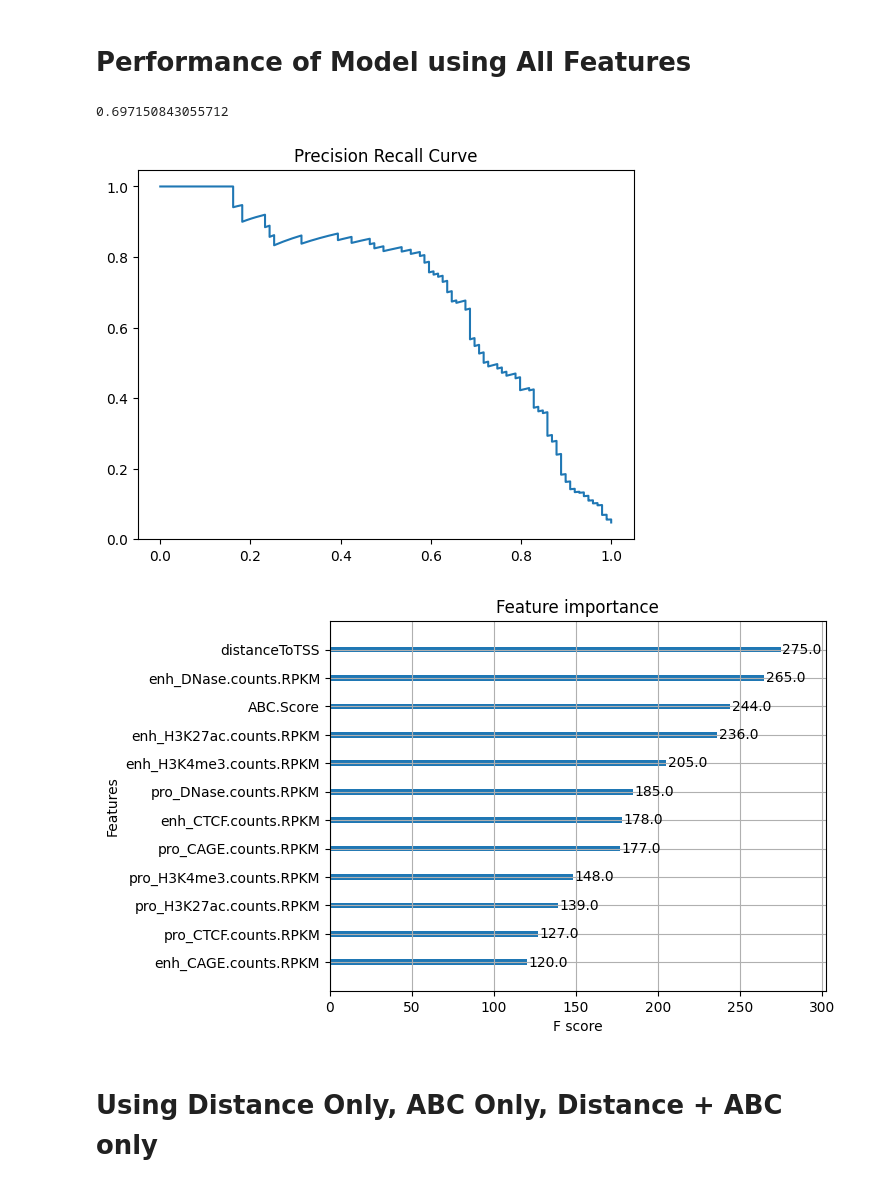
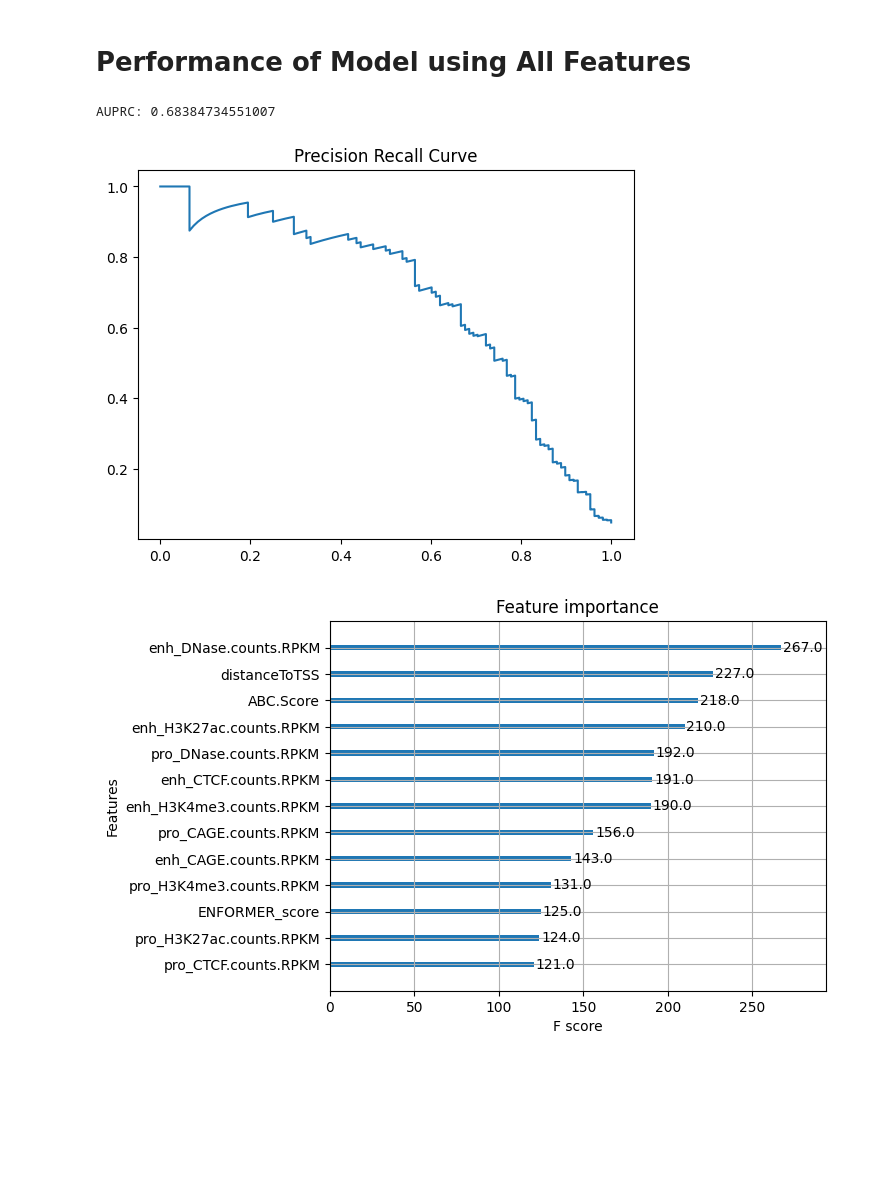
Before and after one commit to owenyi2/Garvan_Internship_2023, a Jupyter notebook: analysing_output/main.ipynb, the cells around one changed output. Cells and saved outputs as stored; diff of their text form; code cells hidden in the pictures; blank space fills up the shorter version.

```diff
--- a/analysing_output/main.ipynb
+++ b/analysing_output/main.ipynb
@@ -90,28 +91,38 @@ plt.show()
+# %%
+def run_xgboost(feature_columns, chrom_test_set, all_df, plot_auprc=True, plot_xgb_feat_importance=True):
+    X_train = all_df[~all_df["chrom"].isin(chrom_test_set)][feature_columns]
+    y_train = all_df[~all_df["chrom"].isin(chrom_test_set)]["Regulated"]
+    X_test = all_df[all_df["chrom"].isin(chrom_test_set)][feature_columns]
+    y_test = all_df[all_df["chrom"].isin(chrom_test_set)]["Regulated"]
+
+    clf = xgb.XGBClassifier()
+    clf.fit(X_train, y_train)
+
+    precision, recall, thresholds = metrics.precision_recall_curve(y_test, clf.predict_proba(X_test)[:, 1])
+    aupr = metrics.auc(recall, precision)
+
+    print("AUPRC:", aupr)
+
+    if plot_auprc:
+        plt.title("Precision Recall Curve")
+        plt.plot(recall, precision)
+        plt.show()
+
+    if plot_xgb_feat_importance:
+        xgb.plot_importance(clf) # F score is simply the number of times the classifier split on a particular feature.
+        plt.show()
 # %% [markdown]
 # Performance of Model using All Features
-# %%
-X = all_df.iloc[:, 8:-1]
-y = all_df.iloc[:, -1]
-
-X_train, X_test, y_train, y_test = model_selection.train_test_split(X, y, test_size=0.2, random_state=314)
-
-clf = xgb.XGBClassifier()
-clf.fit(X_train, y_train)
-
-precision, recall, thresholds = metrics.precision_recall_curve(y_test, clf.predict_proba(X_test)[:, 1])
-aupr = metrics.auc(recall, precision)
-
-print(aupr)
-
-plt.title("Precision Recall Curve")
-plt.plot(recall, precision)
-plt.show()
-
-xgb.plot_importance(clf) # F score is simply the number of times the classifier split on a particular feature.
-plt.show()
-# %% [output]
-0.697150843055712
-[figure, removed]
-[figure, removed]
-# %% [markdown]
-# Using Distance Only, ABC Only, Distance + ABC only
+# %%
+feature_columns = ['enh_DNase.counts.RPKM', 'enh_H3K4me3.counts.RPKM',
+       'enh_CTCF.counts.RPKM', 'enh_H3K27ac.counts.RPKM',
+       'enh_CAGE.counts.RPKM', 'pro_DNase.counts.RPKM',
+       'pro_H3K4me3.counts.RPKM', 'pro_CTCF.counts.RPKM',
+       'pro_H3K27ac.counts.RPKM', 'pro_CAGE.counts.RPKM', 'ABC.Score',
+       'ENFORMER_score', 'distanceToTSS']
+
+run_xgboost(feature_columns, chrom_test_set, all_df)
+# %% [output]
+AUPRC: 0.68384734551007
+[figure, added]
+[figure, added]
```
Also changed, not shown: parts of 23 cells of this notebook, 8 other files.
